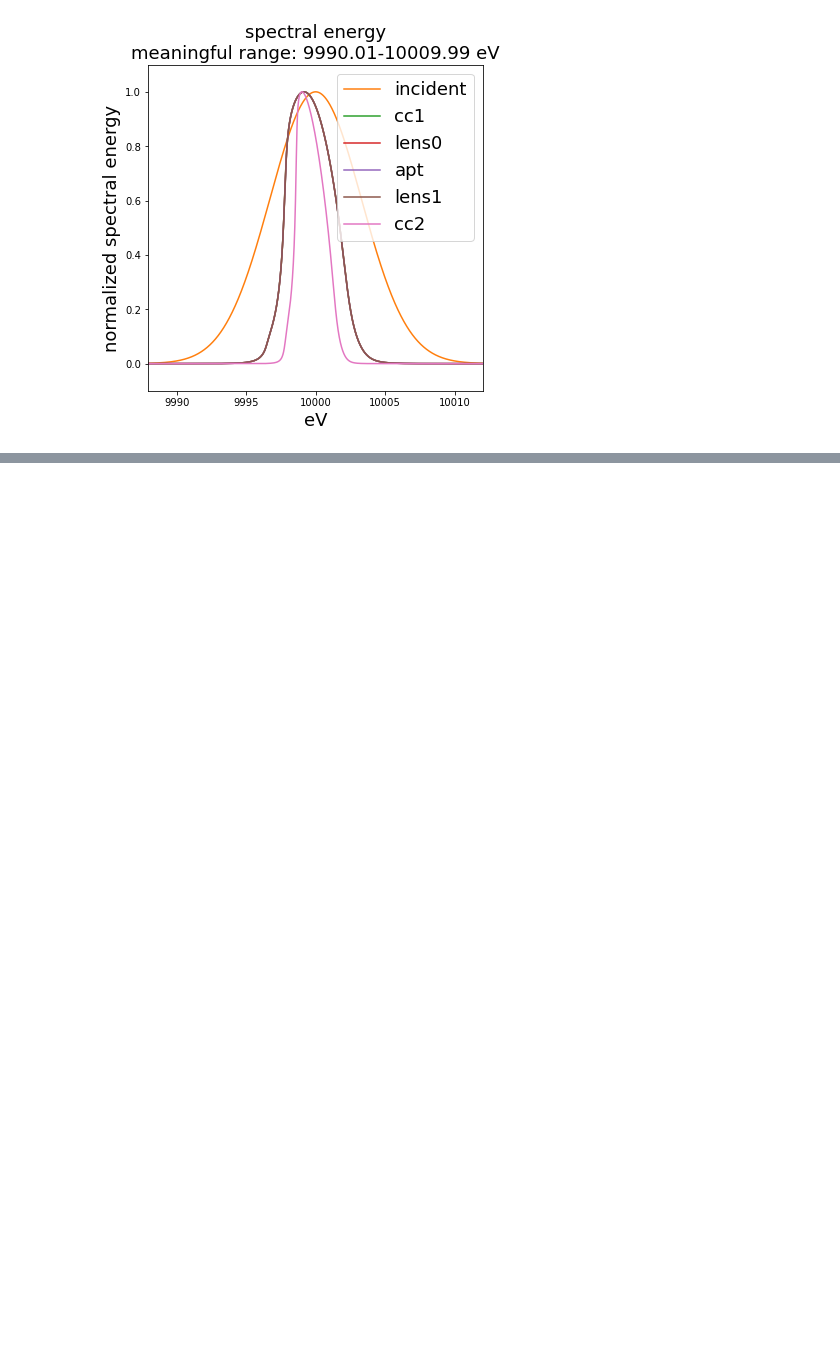
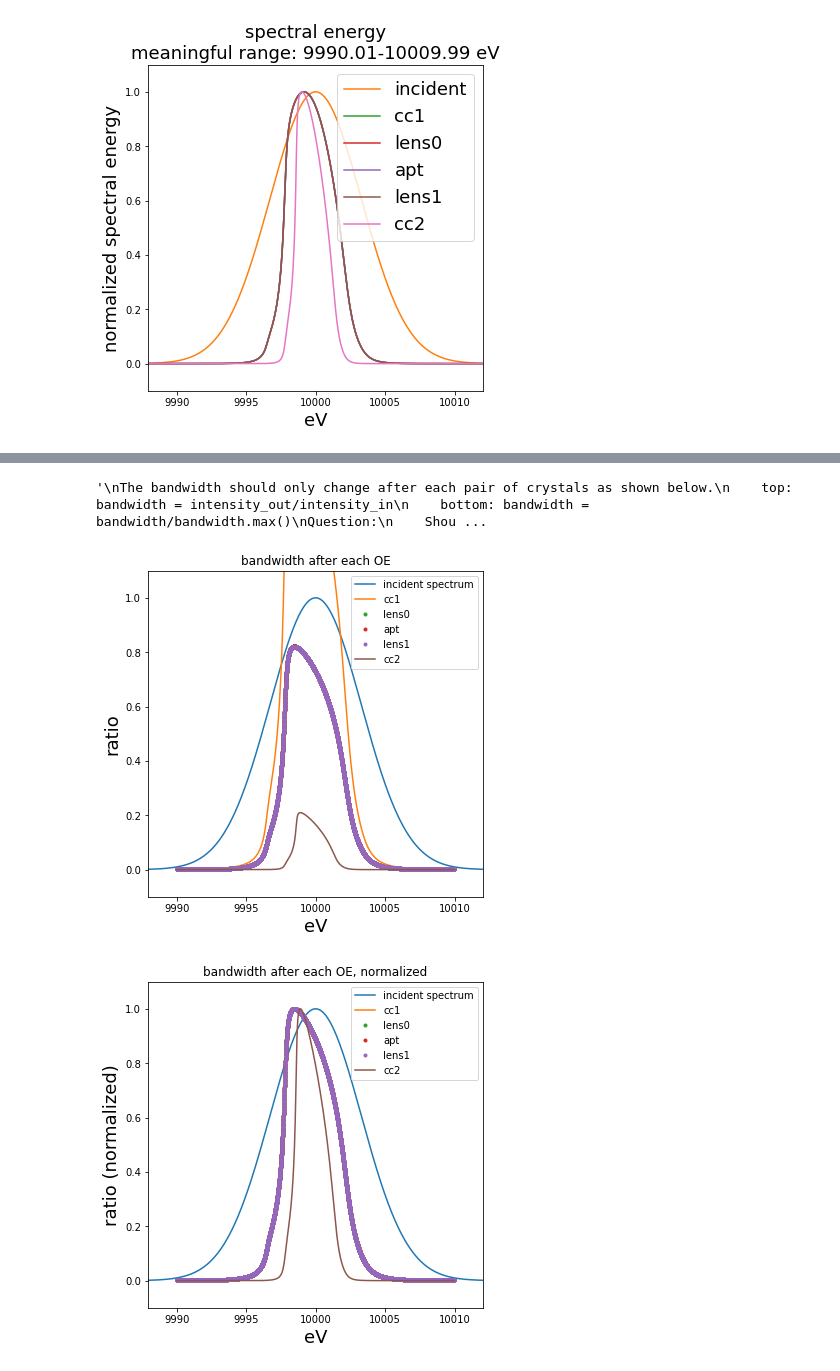
Before and after one commit to nanw0321/SRW_Mono, a Jupyter notebook: Hasan_Mono_Full_Plot.ipynb, the cells around one changed output, grey strips where cells are left out. Drawn from its saved outputs; the diff is of its cells as text; code cells hidden in the pictures; blank space fills up the shorter version.

Commit message:
Updates on bandwidth, resolution limit, and throughput

```diff
--- a/Hasan_Mono_Full_Plot.ipynb
+++ b/Hasan_Mono_Full_Plot.ipynb
@@ -330,0 +332,49 @@ fname_incident
+# %%
+''' bandwidth '''
+# per OE
+if_norm = 0
+plt.figure(figsize=(6,6))
+plot_spectra(aw, evI, intIs, 'C0', label='incident spectrum')
+plot_bandwidth(aw, evI, intIs, intCC1s, 'C1', label=name1, if_norm=if_norm)
+plot_bandwidth(aw, evI, intIs, intL0s, 'C2.', label=name2, if_norm=if_norm)
+plot_bandwidth(aw, evI, intIs, intApts, 'C3.', label=name3, if_norm=if_norm)
+plot_bandwidth(aw, evI, intIs, intL1s, 'C4.', label=name4, if_norm=if_norm)
+plot_bandwidth(aw, evI, intIs, intCC2s, 'C5', label=name5, if_norm=if_norm)
+plt.xlim([eMin, eMax])
+plt.title('bandwidth after each OE')
+plt.legend()
+
+plt.savefig(dirname_prop+'bandwidth_{}um_slit.png'.format(
+    round(Apt_width*1e6,2)), transparent=True)
+
+# per OE, normalized
+if_norm = 1
+plt.figure(figsize=(6,6))
+plot_spectra(aw, evI, intIs, 'C0', label='incident spectrum')
+plot_bandwidth(aw, evI, intIs, intCC1s, 'C1', label=name1, if_norm=if_norm)
+plot_bandwidth(aw, evI, intIs, intL0s, 'C2.', label=name2, if_norm=if_norm)
+plot_bandwidth(aw, evI, intIs, intApts, 'C3.', label=name3, if_norm=if_norm)
+plot_bandwidth(aw, evI, intIs, intL1s, 'C4.', label=name4, if_norm=if_norm)
+plot_bandwidth(aw, evI, intIs, intCC2s, 'C5', label=name5, if_norm=if_norm)
+plt.xlim([eMin, eMax])
+plt.title('bandwidth after each OE, normalized')
+plt.legend()
+
+plt.savefig(dirname_prop+'bandwidth_{}um_slit_normalized.png'.format(
+    round(Apt_width*1e6,2)), transparent=True)
+
+'''
+The bandwidth should only change after each pair of crystals as shown below.
+    top: bandwidth = intensity_out/intensity_in
+    bottom: bandwidth = bandwidth/bandwidth.max()
+Question:
+    Should I normalize the spectrum of each before division?
+    i.e.
+        intensity_out /= intensity_out.max()
+        intensity_in /= intensity_in.max()
+
+'''
+# %% [output]
+'\nThe bandwidth should only change after each pair of crystals as shown below.\n    top: bandwidth = intensity_out/intensity_in\n    bottom: bandwidth = bandwidth/bandwidth.max()\nQuestion:\n    Shou ...
+[figure, added]
+[figure, added]
```
Also changed, not shown: parts of 6 cells of this notebook, 8 other files.
